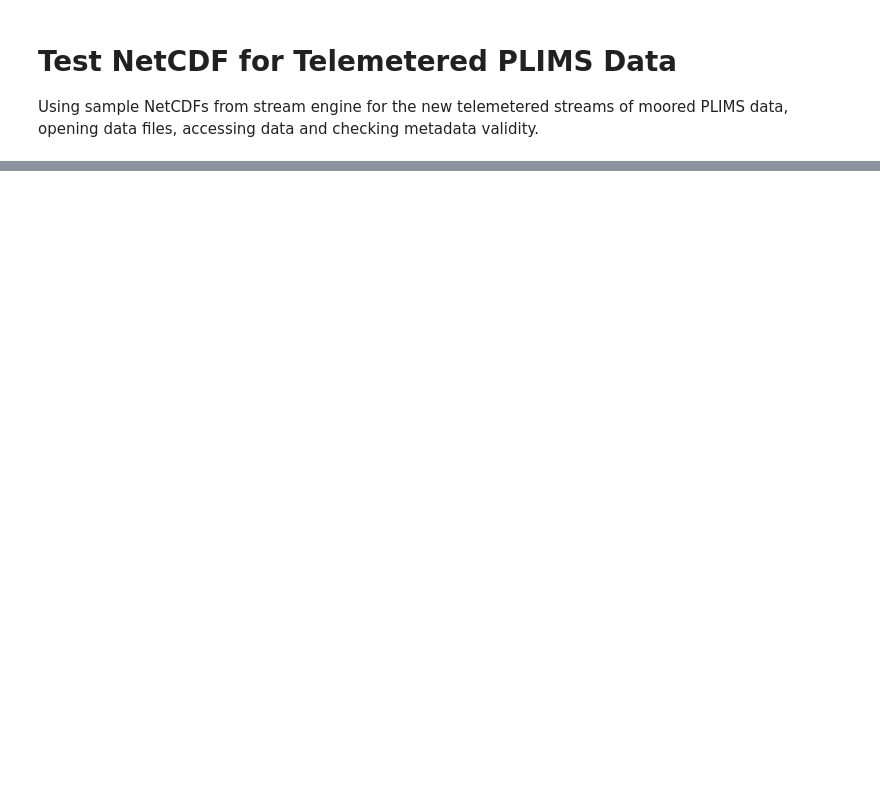
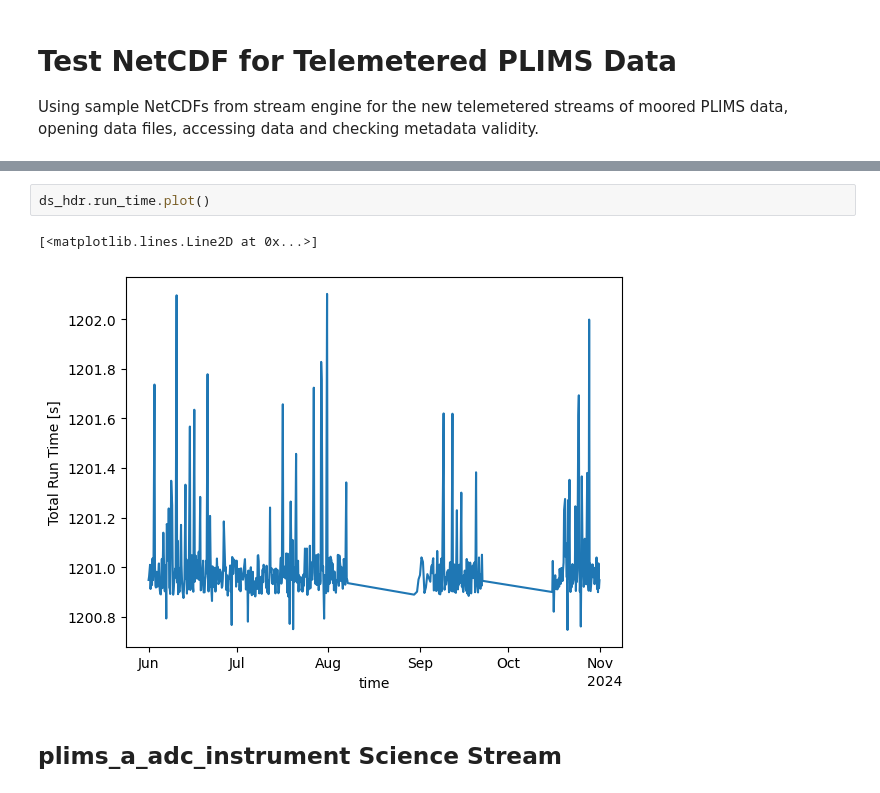
Before and after one commit to cooleyky/pioneer-20, a Jupyter notebook: plims_netcdf_test.ipynb, the cells around one changed output, grey strips where cells are left out. Saved outputs shown, nothing was run; the diff lists cells and outputs as text; blank space fills up the shorter version.

Commit message:
Update PLIMS NetCDF exploratory notebook

```diff
--- a/plims_netcdf_test.ipynb
+++ b/plims_netcdf_test.ipynb
@@ -10,2 +101,9 @@ import xarray as xr
+# %%
+ds_hdr.run_time.plot()
+# %% [output]
+[<matplotlib.lines.Line2D at 0x...>]
+[figure, added]
+# %% [markdown]
+## plims_a_adc_instrument Science Stream
 # %%
 # Load the ADC file dataset
```
Also changed, not shown: parts of 22 cells of this notebook.
